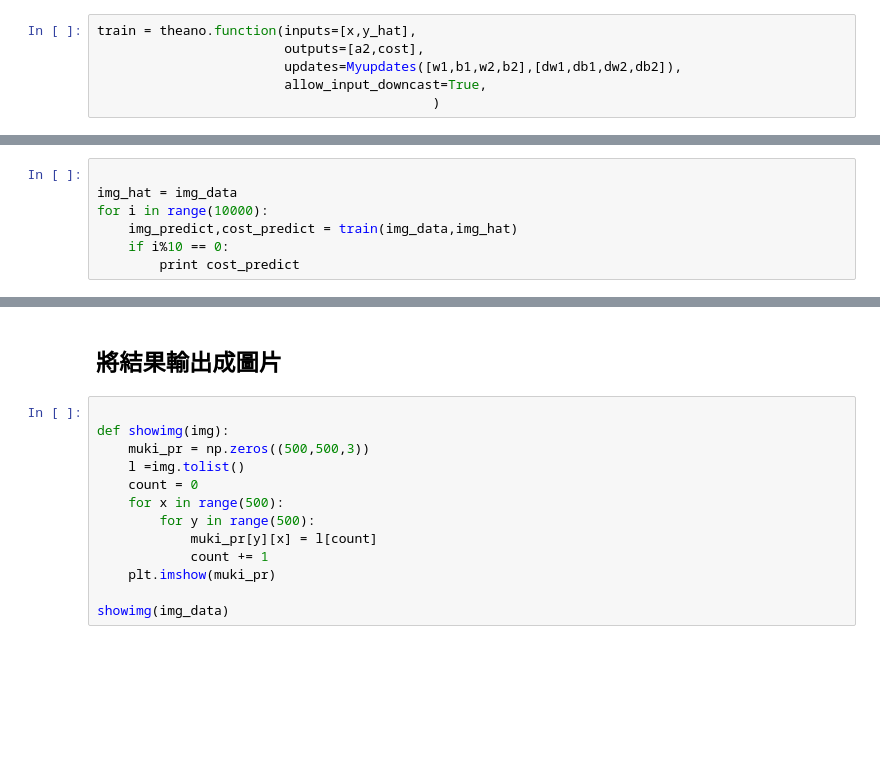
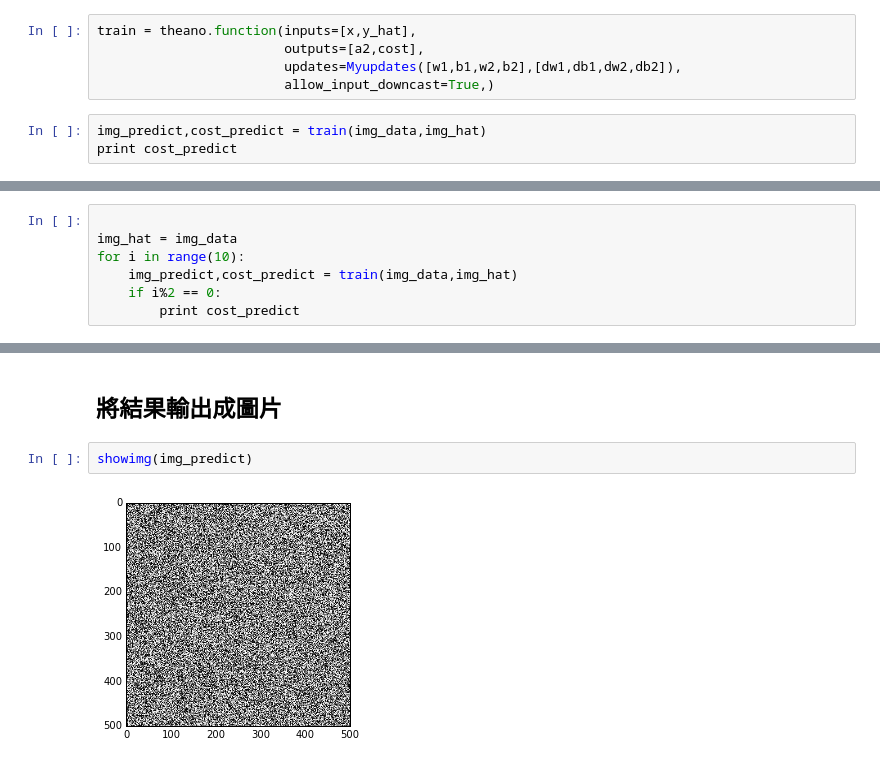
Before and after one commit to kenttw/deeplearning_homework, a Jupyter notebook: muki.ipynb, the cells around one changed output, grey strips where cells are left out. Cells and saved outputs as stored; diff of their text form; blank space fills up the shorter version.

```diff
--- a/muki.ipynb
+++ b/muki.ipynb
@@ -122,5 +124,7 @@ def Myupdates(ps,gs):
 train = theano.function(inputs=[x,y_hat],
                         outputs=[a2,cost],
                         updates=Myupdates([w1,b1,w2,b2],[dw1,db1,dw2,db2]),
-                        allow_input_downcast=True,
-                                           )
+                        allow_input_downcast=True,)
+# %%
+img_predict,cost_predict = train(img_data,img_hat)
+print cost_predict
@@ -127,8 +133,8 @@ train = theano.function(inputs=[x,y_hat],
 # %%
 
 img_hat = img_data
-for i in range(10000):
+for i in range(10):
     img_predict,cost_predict = train(img_data,img_hat)
-    if i%10 == 0:
+    if i%2 == 0:
         print cost_predict
 # %% [output]
@@ -142,15 +161,6 @@ for i in range(10000):
 # %% [markdown]
 ## 將結果輸出成圖片
-# %%
-
-def showimg(img):
-    muki_pr = np.zeros((500,500,3))
-    l =img.tolist()
-    count = 0
-    for x in range(500):
-        for y in range(500):
-            muki_pr[y][x] = l[count]
-            count += 1
-    plt.imshow(muki_pr)
-
-showimg(img_data)
+# %%
+showimg(img_predict)
+# %% [output]
+[figure, added]
```
Also changed, not shown: parts of 9 cells of this notebook.
